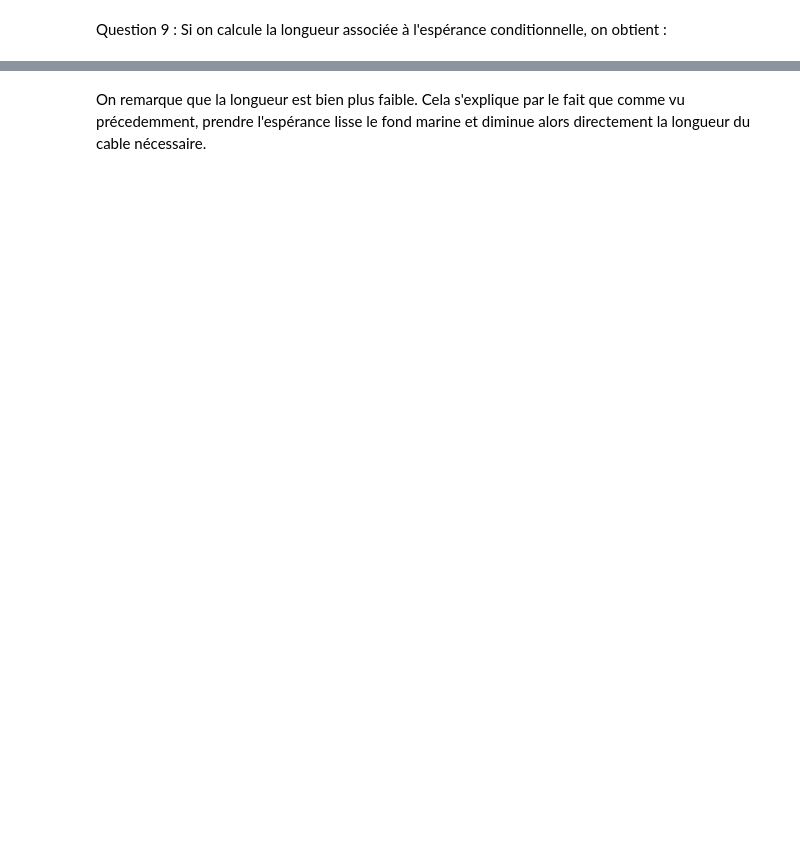
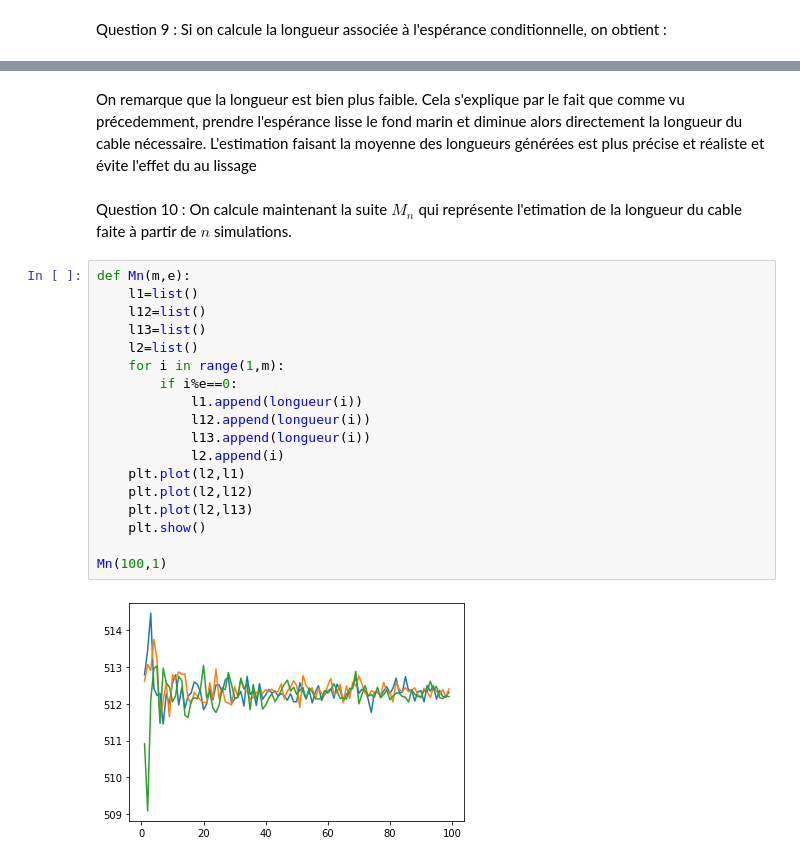
Before and after one commit to amondon/projet_numerique_III, a Jupyter notebook: notebook.ipynb, the cells around one changed output, grey strips where cells are left out. Cells and saved outputs as stored; diff of their text form; blank space fills up the shorter version.

Commit message:
ajout des questions 10 et 11

```diff
--- a/notebook.ipynb
+++ b/notebook.ipynb
@@ -163,2 +163,24 @@ longueur_condi(100)
 # %% [markdown]
-On remarque que la longueur est bien plus faible. Cela s'explique par le fait que comme vu précedemment, prendre l'espérance lisse le fond marine et diminue alors directement la longueur du cable nécessaire.
+On remarque que la longueur est bien plus faible. Cela s'explique par le fait que comme vu précedemment, prendre l'espérance lisse le fond marin et diminue alors directement la longueur du cable nécessaire. L'estimation faisant la moyenne des longueurs générées est plus précise et réaliste et évite l'effet du au lissage
+# %% [markdown]
+Question 10 : On calcule maintenant la suite $M_n$ qui représente l'etimation de la longueur du cable faite à partir de $n$ simulations.
+# %%
+def Mn(m,e):
+    l1=list()
+    l12=list()
+    l13=list()
+    l2=list()
+    for i in range(1,m):
+        if i%e==0:
+            l1.append(longueur(i))
+            l12.append(longueur(i))
+            l13.append(longueur(i))
+            l2.append(i)
+    plt.plot(l2,l1)
+    plt.plot(l2,l12)
+    plt.plot(l2,l13)
+    plt.show()
+
+Mn(100,1)
+# %% [output]
+[figure, added]
```
Also changed, not shown: parts of 12 cells of this notebook.
